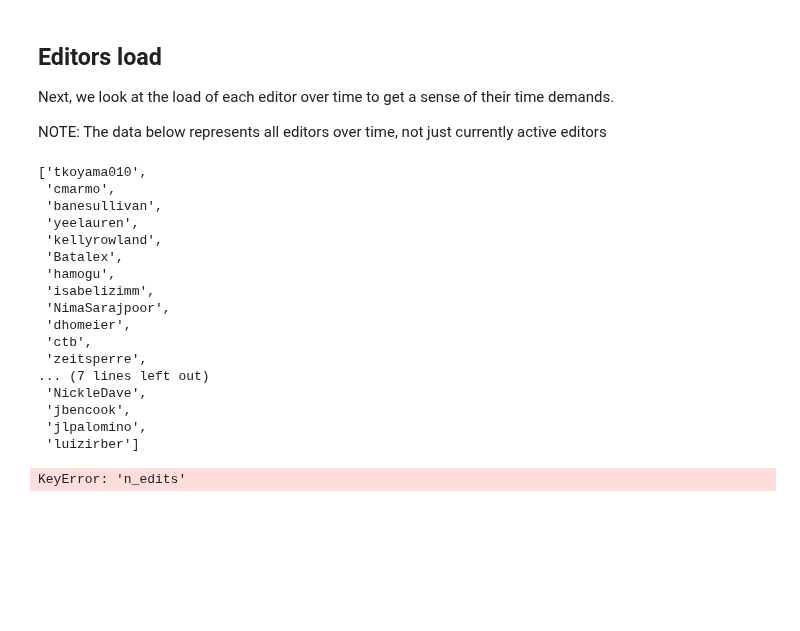
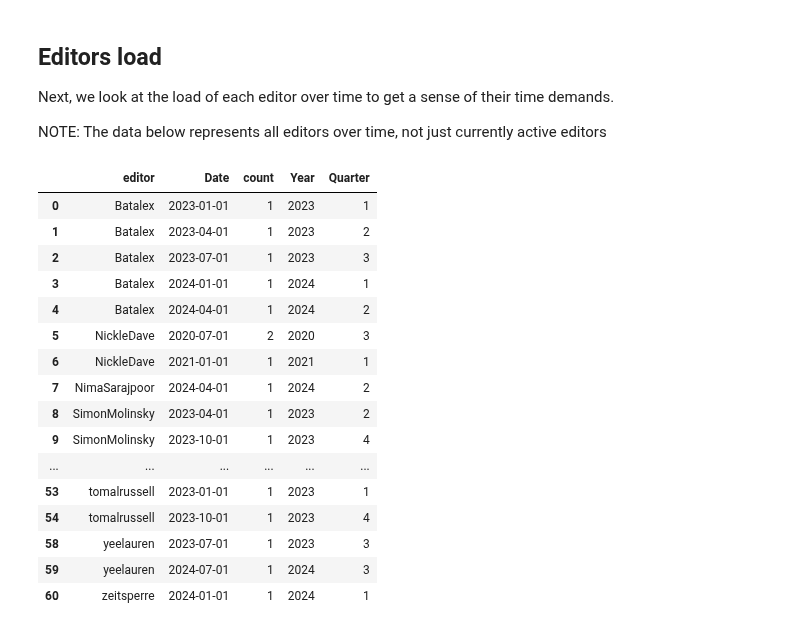
Before and after one commit to pyOpenSci/peer-review-metrics, a Jupyter notebook: metrics/peer-review/current-reviews-data.ipynb, the cells around one changed output. Drawn from its saved outputs; the diff is of its cells as text; code cells hidden in the pictures; blank space fills up the shorter version.

```diff
--- a/metrics/peer-review/current-reviews-data.ipynb
+++ b/metrics/peer-review/current-reviews-data.ipynb
@@ -297,26 +260,3 @@ editors = [
     for editor in pd.unique(reviews.editor)
     if editor not in ignore_editors
 ]
-editors
-# %% [output]
-['tkoyama010',
- 'cmarmo',
- 'banesullivan',
- 'yeelauren',
- 'kellyrowland',
- 'Batalex',
- 'hamogu',
- 'isabelizimm',
- 'NimaSarajpoor',
- 'dhomeier',
- 'ctb',
- 'zeitsperre',
-... (7 lines left out)
- 'NickleDave',
- 'jbencook',
- 'jlpalomino',
- 'luizirber']
-# %%
-n_edits = count_edits_by_quarter(reviews)["n_edits"].to_frame()
-# %% [output]
-KeyError: 'n_edits'
@@ -328,0 +263,32 @@ edits = reviews_df.rename(columns=dict(created_at="Date")).copy()
+# %%
+n_edits = (
+    reviews.groupby([reviews["editor"], reviews["Date Opened"].dt.to_period("Q")])
+    .size()
+    .reset_index(name="n_edits")  # Ensures a DataFrame with column name
+)
+# %%
+n_edits_filtered = n_edits[~n_edits["editor"].isin(ignore_editors)]
+n_edits_filtered = n_edits_filtered.rename(columns={"Date Opened": "Date", "n_edits": "count"})
+# Date should be a standard date time
+df = n_edits_filtered.copy()
+df[["Year", "Quarter"]] = df["Date"].astype(str).str.extract(r"(\d{4})Q(\d)").astype(int)
+df["Date"] = pd.to_datetime(df["Year"].astype(str) + "-" + (3 * (df["Quarter"].astype(int) - 1) + 1).astype(str) + "-01")
+df
+# %% [output]
+|  | editor | Date | count | Year | Quarter |
+| 0 | Batalex | 2023-01-01 | 1 | 2023 | 1 |
+| 1 | Batalex | 2023-04-01 | 1 | 2023 | 2 |
+| 2 | Batalex | 2023-07-01 | 1 | 2023 | 3 |
+| 3 | Batalex | 2024-01-01 | 1 | 2024 | 1 |
+| 4 | Batalex | 2024-04-01 | 1 | 2024 | 2 |
+| 5 | NickleDave | 2020-07-01 | 2 | 2020 | 3 |
+| 6 | NickleDave | 2021-01-01 | 1 | 2021 | 1 |
+| 7 | NimaSarajpoor | 2024-04-01 | 1 | 2024 | 2 |
+| 8 | SimonMolinsky | 2023-04-01 | 1 | 2023 | 2 |
+| 9 | SimonMolinsky | 2023-10-01 | 1 | 2023 | 4 |
+| ... | ... | ... | ... | ... | ... |
+| 53 | tomalrussell | 2023-01-01 | 1 | 2023 | 1 |
+| 54 | tomalrussell | 2023-10-01 | 1 | 2023 | 4 |
+| 58 | yeelauren | 2023-07-01 | 1 | 2023 | 3 |
+| 59 | yeelauren | 2024-07-01 | 1 | 2024 | 3 |
+| 60 | zeitsperre | 2024-01-01 | 1 | 2024 | 1 |
```
Also changed, not shown: parts of 8 cells of this notebook.
